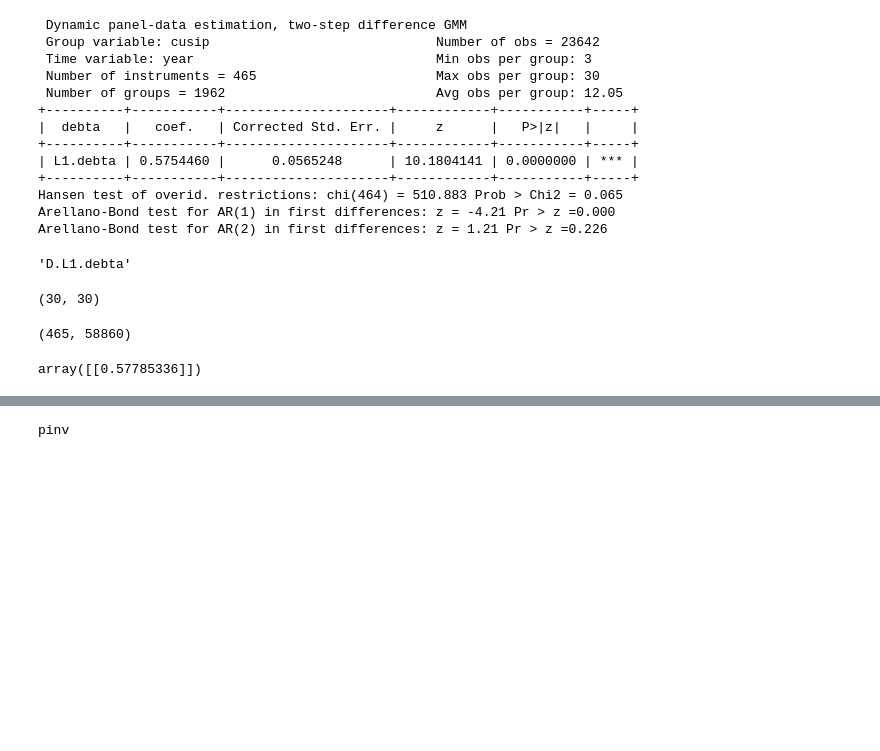
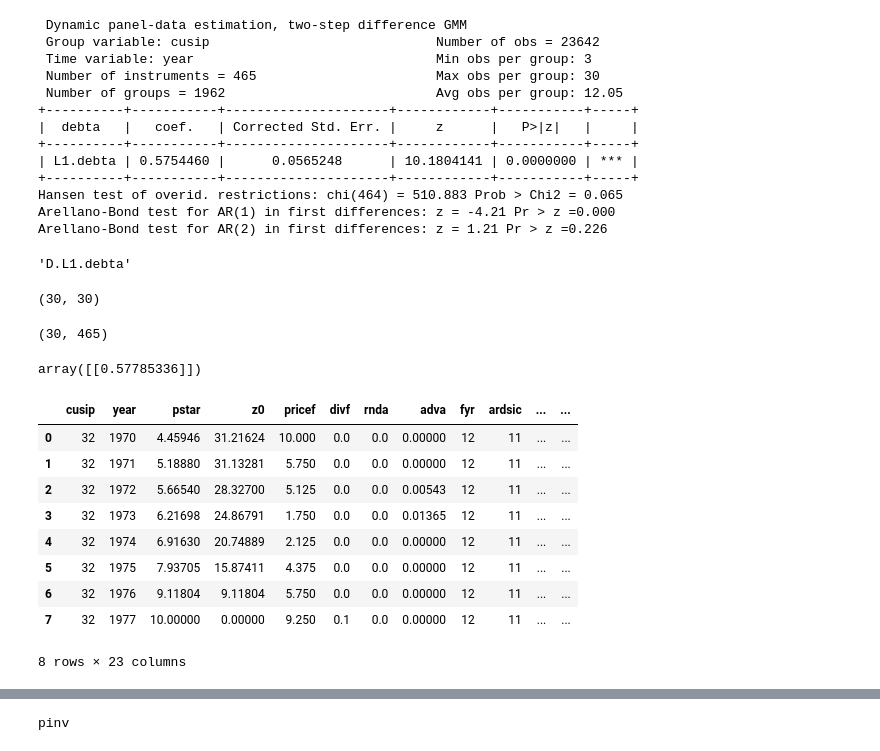
Before and after one commit to Econ522/ps1-won-jun-choi, a Jupyter notebook: PS1.ipynb, the cells around one changed output, grey strips where cells are left out. Drawn from its saved outputs; the diff is of its cells as text; code cells hidden in the pictures; blank space fills up the shorter version.

```diff
--- a/PS1.ipynb
+++ b/PS1.ipynb
@@ -382,11 +388,10 @@ H = D_i @ D_i.T
 H.shape
 # %% [output]
 (30, 30)
-# %%
-#_n * 30
-Z.T.shape
-# %% [output]
-(465, 58860)
+# %%
+Zlist[0].shape
+# %% [output]
+(30, 465)
 # %%
 # one-step Arellano-Bond GMM estimator
 D_i = toeplitz([-1,*np.zeros(_T-1)],[0,1,*np.zeros(_T-1)])
@@ -400,4 +408,17 @@ alpha_1SAB = np.linalg.solve(denom, nom)
 alpha_1SAB
 # %% [output]
 array([[0.57785336]])
+# %%
+df[df.cusip==32]
+# %% [output]
+|  | cusip | year | pstar | z0 | pricef | divf | rnda | adva | fyr | ardsic | ... | ... |
+| 0 | 32 | 1970 | 4.45946 | 31.21624 | 10.000 | 0.0 | 0.0 | 0.00000 | 12 | 11 | ... | ... |
+| 1 | 32 | 1971 | 5.18880 | 31.13281 | 5.750 | 0.0 | 0.0 | 0.00000 | 12 | 11 | ... | ... |
+| 2 | 32 | 1972 | 5.66540 | 28.32700 | 5.125 | 0.0 | 0.0 | 0.00543 | 12 | 11 | ... | ... |
+| 3 | 32 | 1973 | 6.21698 | 24.86791 | 1.750 | 0.0 | 0.0 | 0.01365 | 12 | 11 | ... | ... |
+| 4 | 32 | 1974 | 6.91630 | 20.74889 | 2.125 | 0.0 | 0.0 | 0.00000 | 12 | 11 | ... | ... |
+| 5 | 32 | 1975 | 7.93705 | 15.87411 | 4.375 | 0.0 | 0.0 | 0.00000 | 12 | 11 | ... | ... |
+| 6 | 32 | 1976 | 9.11804 | 9.11804 | 5.750 | 0.0 | 0.0 | 0.00000 | 12 | 11 | ... | ... |
+| 7 | 32 | 1977 | 10.00000 | 0.00000 | 9.250 | 0.1 | 0.0 | 0.00000 | 12 | 11 | ... | ... |
+8 rows × 23 columns
 # %%
```
Also changed, not shown: parts of 5 cells of this notebook, 1 other file.
